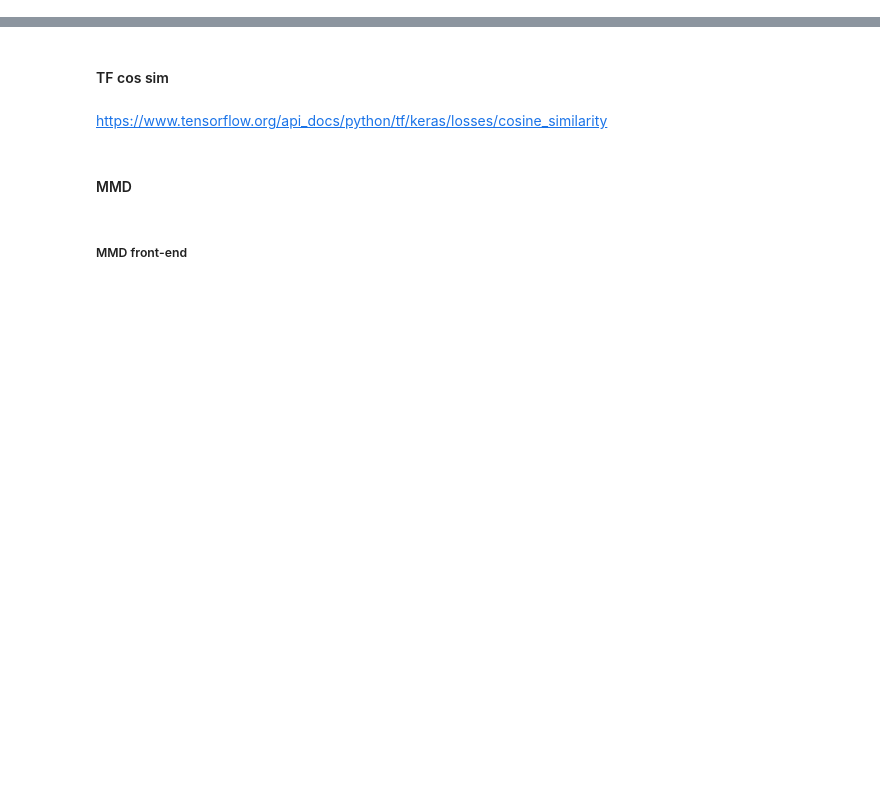
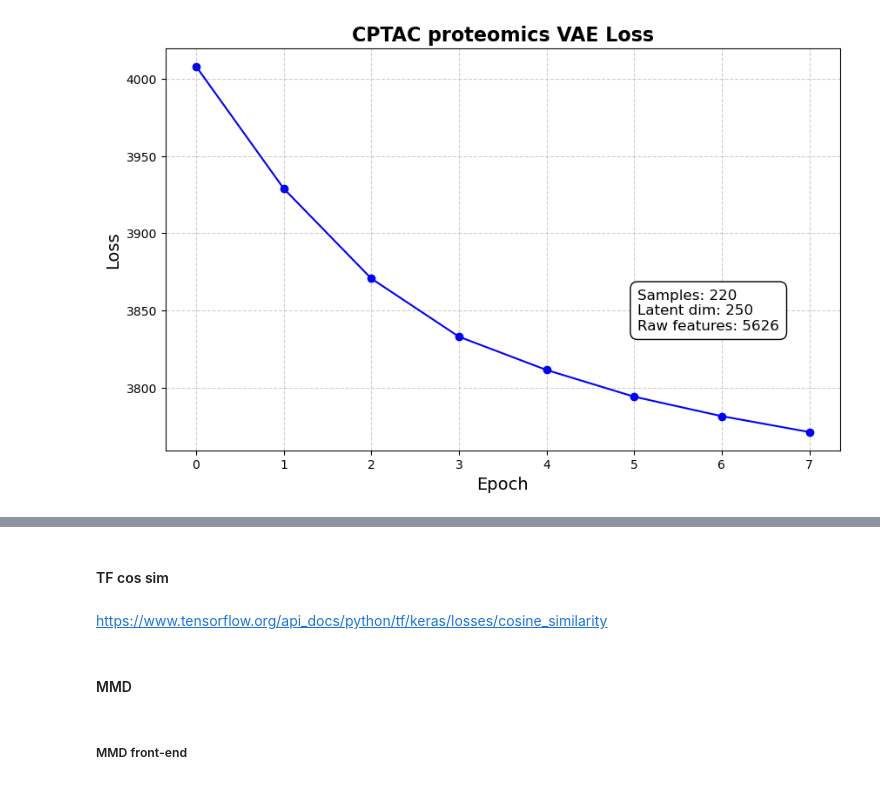
Before and after one commit to briankarlberg/mdl-sys-bnchmrk, a Jupyter notebook: code/dstnc.ipynb, the cells around one changed output, grey strips where cells are left out. Saved outputs shown, nothing was run; the diff lists cells and outputs as text; code cells hidden in the pictures; blank space fills up the shorter version.

Commit message:
Tybalt VAE setup complete
Automated modality mapping to latent feature column headers
Loss plot running in-line, writing to r5-fls with latent objects

```diff
--- a/code/dstnc.ipynb
+++ b/code/dstnc.ipynb
@@ -1,3 +1,3 @@
 # %%
-# run three quant evals and umap
-    # on strctrd
+# VAE local devel, r5
+r = 'r5'
@@ -7,0 +30,2 @@ ls
+# %%
+n_25 = sorted(glob.glob('../results/input-data/r5/r5-fls/*'))
@@ -7,0 +128,92 @@ ls
+# %%
+epochs = 8
+for fl_pth in n_25:
+    print(fl_pth)
+    cancer = fl_pth.split('_')[0].split('/')[-1]
+    modality = fl_pth.split('_')[1]
+    systems = fl_pth.split('_')[2].split('.')[0]
+    latent_header_prefix = data_type[:4]
+    train_file = pd.read_csv(fl_pth,
+                        sep = '\t', index_col = 0)
+    sys_lbls = train_file.System
+    cncr_lbls = train_file.Cancer_type
+    train_file = train_file.iloc[:, 2:]
+
+    # Normalize
+    scaler = MinMaxScaler()
+    train_file = pd.DataFrame(
+        scaler.fit_transform(train_file),
+        columns=train_file.columns,
+        index=train_file.index)
+    # break
+    # Variational auto-encoder, Tybalt
+    loss_dict = {}
+    vs_list = ['vs0']
+    validation_split = vs_list[0]
+
+    features = train_file.columns
+
+    original_dim = len(features)
+    feature_dim = len(features)
+    latent_dim = 250
+    batch_size = 50
+
+    encoder_inputs = keras.Input(shape=(feature_dim,))
+    z_mean_dense_linear = layers.Dense(
+        latent_dim, kernel_initializer='glorot_uniform', name="encoder_1")(encoder_inputs)
+    z_mean_dense_batchnorm = layers.BatchNormalization()(z_mean_dense_linear)
+    z_mean_encoded = layers.Activation('relu')(z_mean_dense_batchnorm)
+
+    z_log_var_dense_linear = layers.Dense(
+        latent_dim, kernel_initializer='glorot_uniform', name="encoder_2")(encoder_inputs)
+    z_log_var_dense_batchnorm = layers.BatchNormalization()(z_log_var_dense_linear)
+    z_log_var_encoded = layers.Activation('relu')(z_log_var_dense_batchnorm)
+
+    latent_space = layers.Lambda(
+        compute_latent, output_shape=(
+            latent_dim,), name="latent_space")([z_mean_encoded, z_log_var_encoded])
+
+    decoder_to_reconstruct = layers.Dense(
+        feature_dim, kernel_initializer='glorot_uniform', activation='sigmoid')
+    decoder_outputs = decoder_to_reconstruct(latent_space)
+
+    learning_rate = 0.0005
+
+    kappa = 1
+    beta = K.variable(0)
+
+    adam = optimizers.Adam(learning_rate=learning_rate)
+    vae_layer = CustomVariationalLayer()([encoder_inputs, decoder_outputs])
+    vae = Model(encoder_inputs, vae_layer)
+    vae.compile(optimizer=adam, loss=None, loss_weights=[beta])
+
+    history = vae.fit(train_file,
+                epochs=epochs,
+                      batch_size=batch_size,
+                      shuffle=True,
+                      callbacks=[WarmUpCallback(beta, kappa)],
+                      verbose=1)
+    loss_dict[validation_split] = history.history['loss']
+
+    encoder = Model(encoder_inputs, z_mean_encoded)
+    latent_object = pd.DataFrame(
+        encoder.predict(train_file),
+        index=train_file.index
+    )
+    latent_object.index.name = train_file.index.name
+    # break
+    # Convert latent object headers to dtype specific strings for input to transformer
+    new_column_headers = []
+    for column_header in latent_object.columns:
+        # latent_header_prefix
+        new_column_header = latent_header_prefix+'_' + str(column_header)
+        new_column_headers.append(new_column_header)
+    latent_object.columns = new_column_headers
+
+    latent_object.to_csv('../results/vae-out/'+r+
+                         '/'+r+'-fls/'+cancer+'_'+modality+'_'+
+                         systems+'_ltnt.tsv', sep = '\t')
+    plot_loss(loss_dict, data_type, train_file)
+    print('VAE done, latent object and loss plot written to disk')
+    break
+# %% [output]
@@ -7,0 +240 @@ ls
+[figure, added]
```
Also changed, not shown: parts of 12 cells of this notebook, 1 other file.
